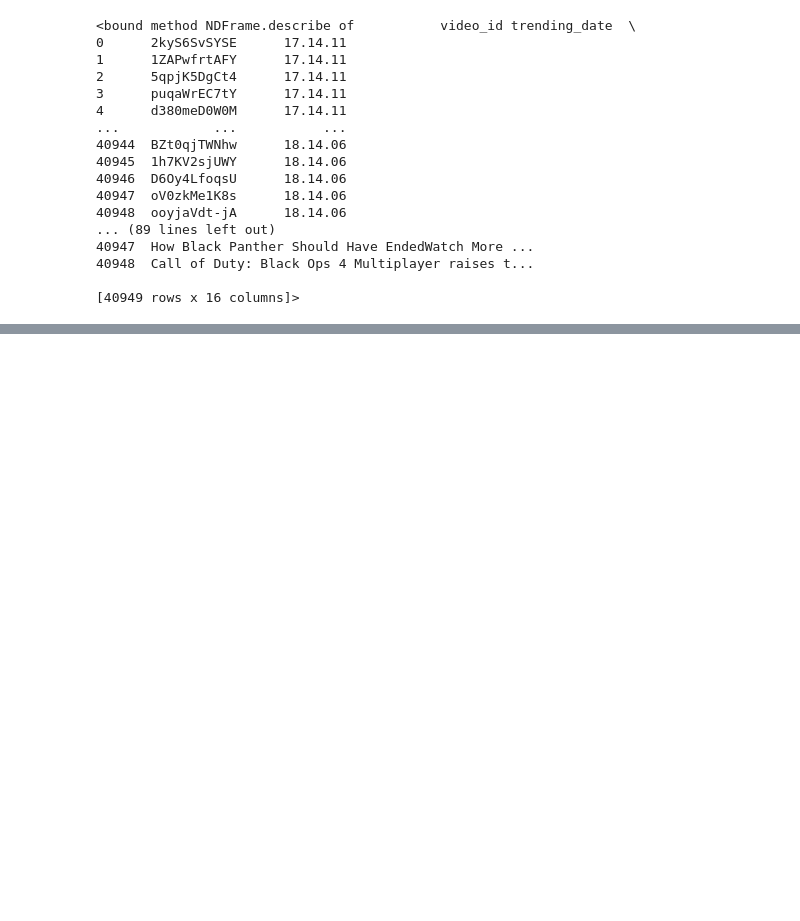
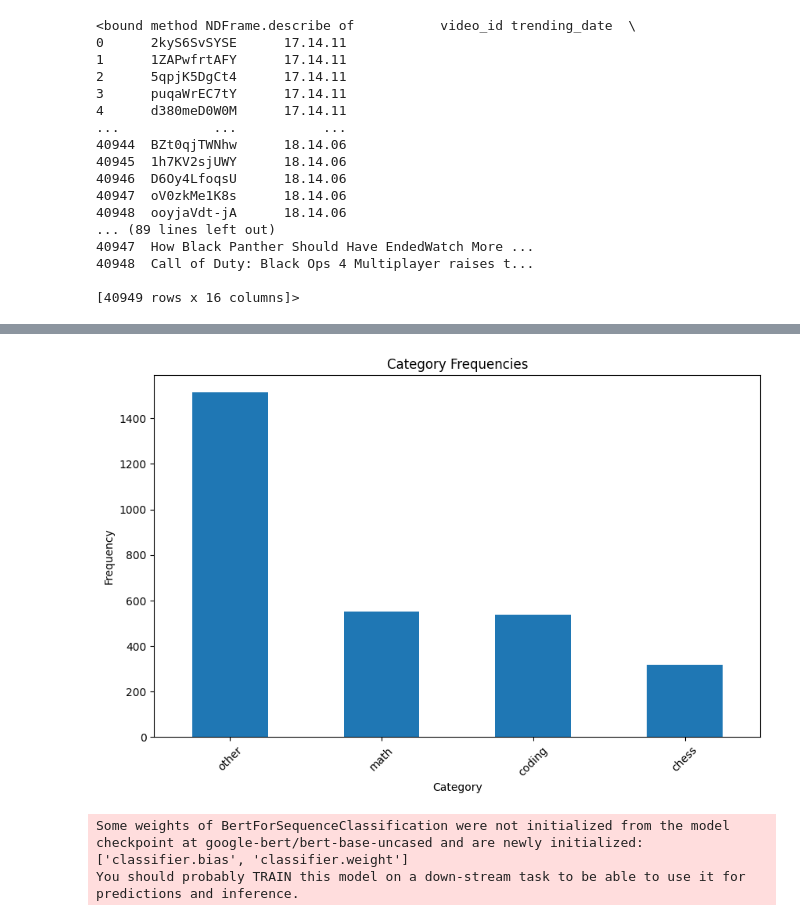
Before and after one commit to Saarthakkj/detoxify_yt, a Jupyter notebook: main.ipynb, the cells around one changed output, grey strips where cells are left out. Drawn from its saved outputs; the diff is of its cells as text; code cells hidden in the pictures; blank space fills up the shorter version.

```diff
--- a/main.ipynb
+++ b/main.ipynb
@@ -206,0 +368,4 @@ Name: title, Length: 306831, dtype: object>
+# %%
+filtered_df_main['keyword'] = 'other'
+
+filtered_df_main.head()
@@ -206,0 +379,7 @@ Name: title, Length: 306831, dtype: object>
+# %%
+other_df = pd.DataFrame({
+    'Title' : filtered_df_main ,
+    'category' : 'other'
+})
+
+other_df.head()
@@ -206,0 +393,18 @@ Name: title, Length: 306831, dtype: object>
+# %%
+import random
+
+# Calculate the number of samples to keep (1/1000th of the 'other' category)
+num_samples_to_keep = max(1, len(other_df) // 200)
+
+# Randomly sample the required number of rows from the 'other' category
+other_df_sampled = other_df.sample(n=num_samples_to_keep, random_state=1)
+
+# Replace the original 'other' category dataframe with the sampled one
+other_df = other_df_sampled
+# %%
+df_final =  pd.concat([final_categorized_df , other_df] , ignore_index = True)
+df_final = df_final.drop_duplicates(subset=['Title'])
+print("Final dataset info:")
+print(df_final.info())
+print("\nFirst few rows:")
+print(df_final.head())
@@ -206,0 +431,15 @@ Name: title, Length: 306831, dtype: object>
+# %%
+import matplotlib.pyplot as plt  # instead of import matplotlib as plt
+
+
+category_counts = df_final['category'].value_counts()
+
+plt.figure(figsize=(10, 6))
+category_counts.plot(kind='bar')
+plt.title('Category Frequencies')
+plt.xlabel('Category')
+plt.ylabel('Frequency')
+plt.xticks(rotation=45)
+plt.show()
+# %% [output]
+[figure, added]
@@ -206,0 +454,14 @@ Name: title, Length: 306831, dtype: object>
+# %%
+model_path = "google-bert/bert-base-uncased"
+
+tokenizer = AutoTokenizer.from_pretrained(model_path)
+
+id2label = {0: "other", 1: "chess" , 2 : "coding"  , 3: "math"}
+label2id = {"other": 0, "chess": 1 , "coding" : 2 , "math" : 3}
+model = AutoModelForSequenceClassification.from_pretrained(model_path,
+                                                           num_labels=4,
+                                                           id2label=id2label,
+                                                           label2id=label2id,)
+# %% [output]
+Some weights of BertForSequenceClassification were not initialized from the model checkpoint at google-bert/bert-base-uncased and are newly initialized: ['classifier.bias', 'classifier.weight']
+You should probably TRAIN this model on a down-stream task to be able to use it for predictions and inference.
```
Also changed, not shown: parts of 23 cells of this notebook, 6 other files.
